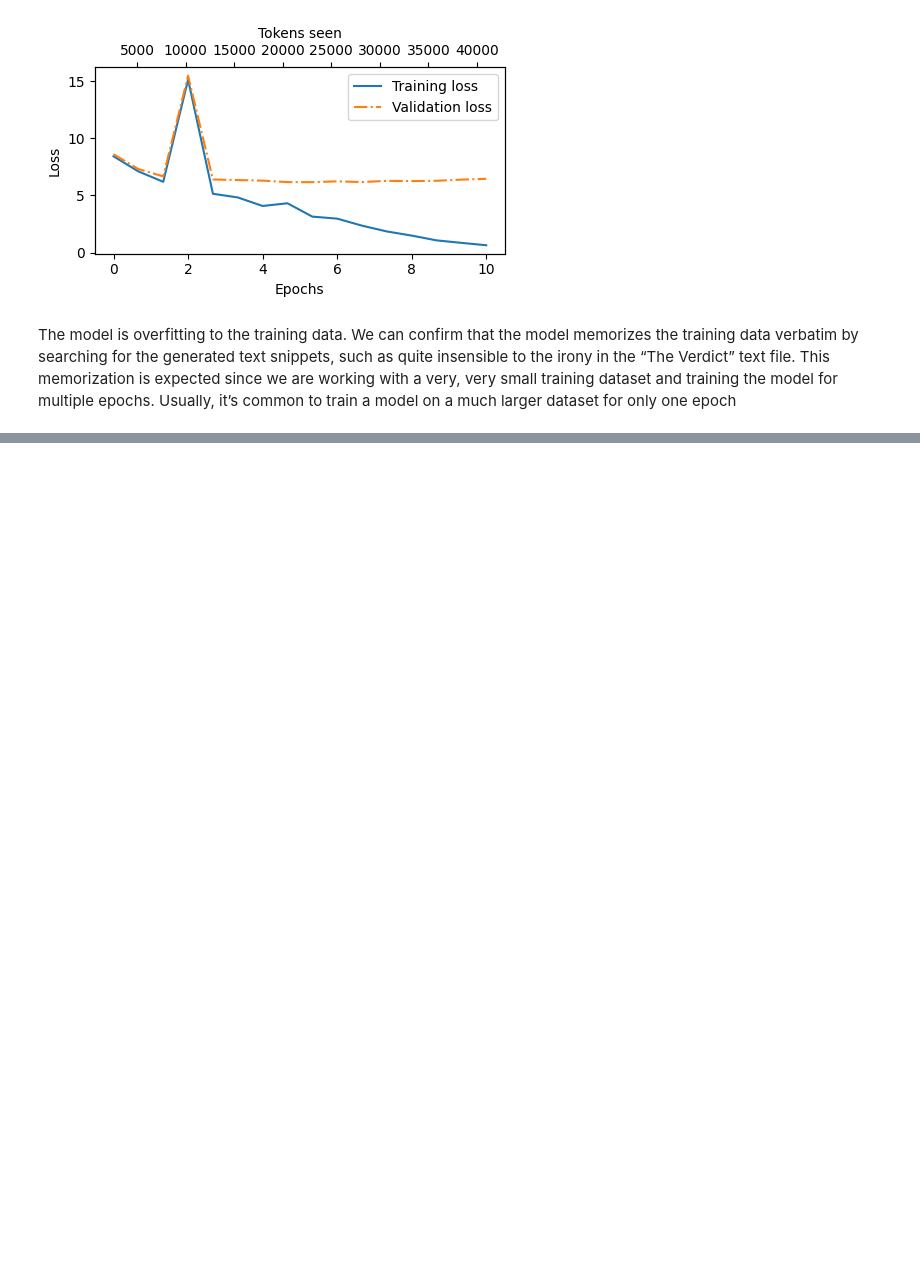
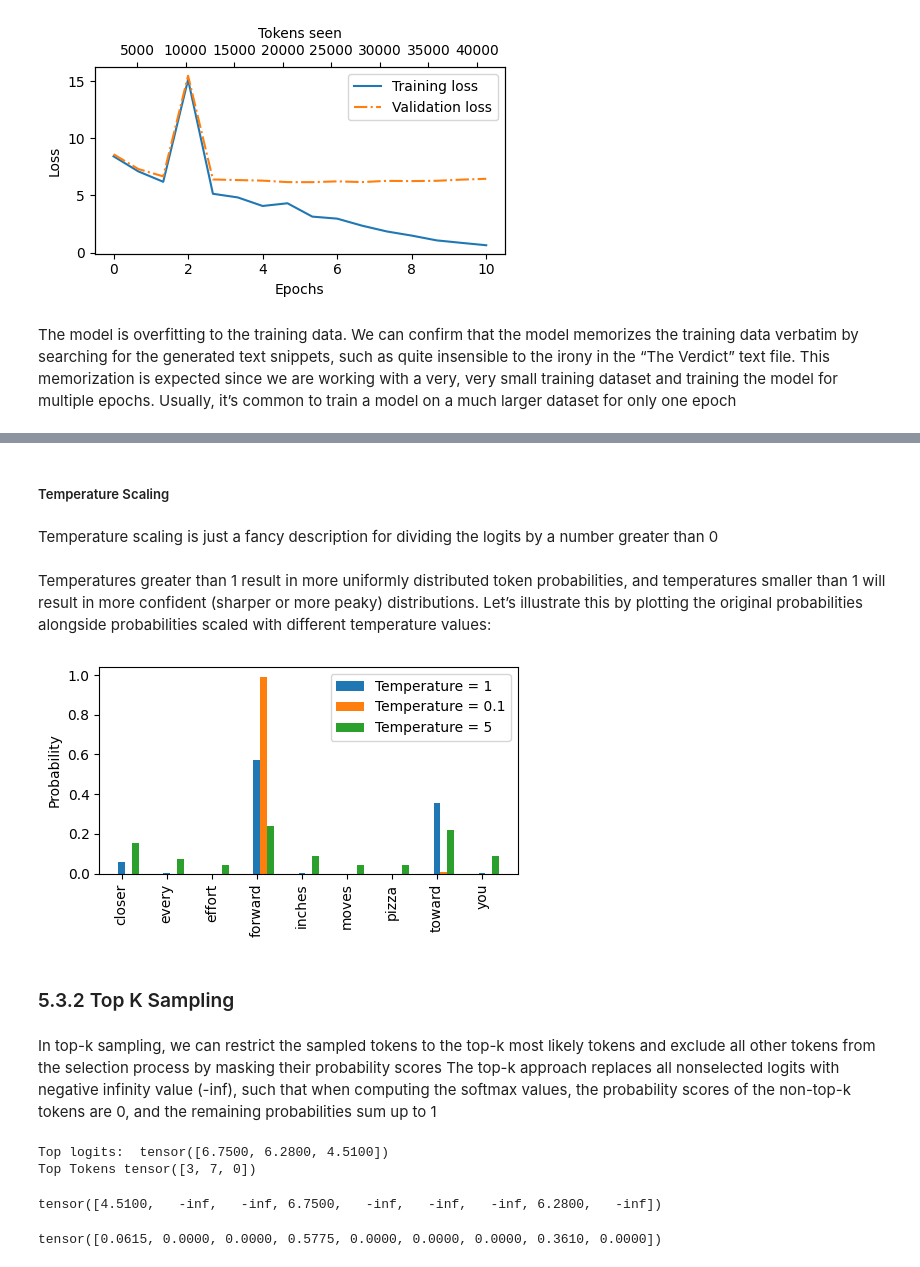
Before and after one commit to amh1k/llm-from-scratch, a Jupyter notebook: pretraining.ipynb, the cells around one changed output, grey strips where cells are left out. Saved outputs shown, nothing was run; the diff lists cells and outputs as text; code cells hidden in the pictures; blank space fills up the shorter version.

Commit message:
add top k sampling and temperature scaling

```diff
--- a/pretraining.ipynb
+++ b/pretraining.ipynb
@@ -363,0 +400,61 @@ model on a much larger dataset for only one epoch
+# %% [markdown]
+##### Temperature Scaling
+# %% [markdown]
+Temperature scaling is just a fancy description for dividing the logits
+by a number greater than 0
+# %%
+def softmax_with_temperature_scaling(logits, temperature):
+    logits = logits/ temperature
+    probas = torch.softmax(logits, dim=0)
+    return probas
+# %% [markdown]
+Temperatures greater than 1 result in more uniformly distributed token probabilities,
+and temperatures smaller than 1 will result in more confident (sharper or more peaky)
+distributions. Let’s illustrate this by plotting the original probabilities alongside probabilities scaled with different temperature values:
+# %%
+temperatures=[1,0.1,5]
+scaled_probas = [softmax_with_temperature_scaling(next_token_logits, t) for t in temperatures]
+x = torch.arange(len(vocab))
+bar_width= 0.15
+fig, ax = plt.subplots(figsize=(5,3))
+
+for i, t in enumerate(temperatures):
+    rects = ax.bar(x + i * bar_width, scaled_probas[i],bar_width, label=f'Temperature = {t}')
+ax.set_ylabel('Probability')
+ax.set_xticks(x)
+ax.set_xticklabels(vocab.keys(), rotation=90)
+ax.legend()
+plt.tight_layout()
+plt.show()
+# %% [output]
+[figure, added]
+# %% [markdown]
+### 5.3.2 Top K Sampling
+# %% [markdown]
+In top-k sampling, we can restrict the
+sampled tokens to the top-k most likely tokens and exclude all other tokens from the
+selection process by masking their probability scores The top-k approach replaces all nonselected logits with negative infinity value (-inf),
+such that when computing the softmax values, the probability scores of the non-top-k
+tokens are 0, and the remaining probabilities sum up to 1
+# %%
+top_k = 3
+top_logits, top_pos = torch.topk(next_token_logits, top_k)
+print("Top logits: ", top_logits);
+print("Top Tokens", top_pos)
+# %% [output]
+Top logits:  tensor([6.7500, 6.2800, 4.5100])
+Top Tokens tensor([3, 7, 0])
+# %%
+new_logits= torch.where(
+    condition=next_token_logits < top_logits[-1],
+    input=torch.tensor(float('-inf')),
+    other=next_token_logits
+)
+print(new_logits)
+# %% [output]
+tensor([4.5100,   -inf,   -inf, 6.7500,   -inf,   -inf,   -inf, 6.2800,   -inf])
+# %%
+topk_probas= torch.softmax(new_logits, dim=0);
+print(topk_probas)
+# %% [output]
+tensor([0.0615, 0.0000, 0.0000, 0.5775, 0.0000, 0.0000, 0.0000, 0.3610, 0.0000])
```
Also changed, not shown: parts of 6 cells of this notebook, 1 other file.
